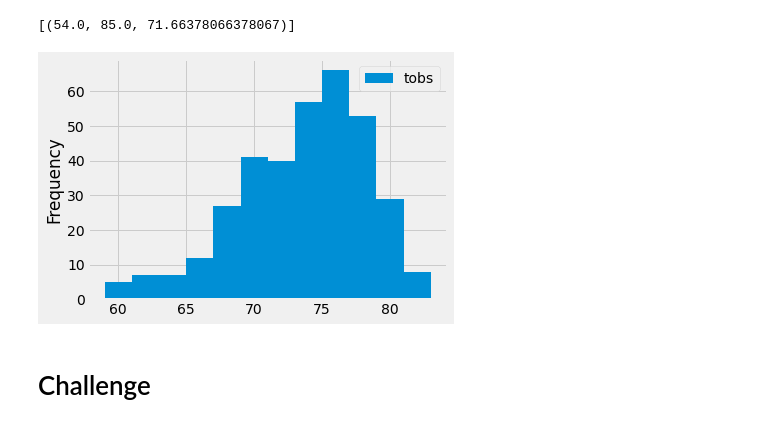
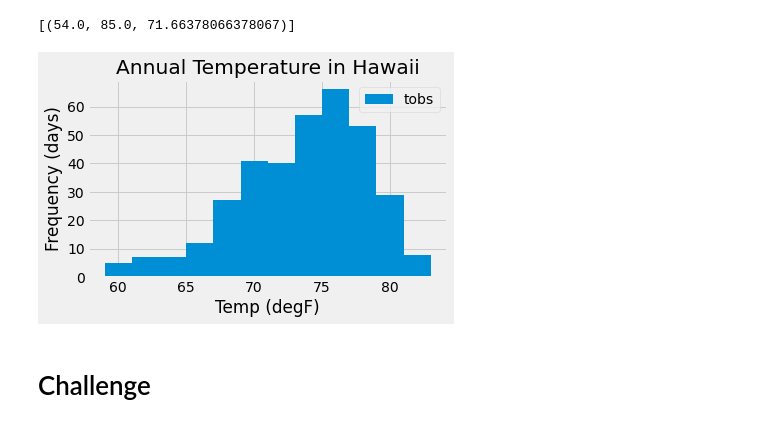
Before and after one commit to chabrian/surfs_up, a Jupyter notebook: climate_analysis.ipynb, the cells around one changed output. Drawn from its saved outputs; the diff is of its cells as text; code cells hidden in the pictures.

Commit message:
updated challenge figures

```diff
--- a/climate_analysis.ipynb
+++ b/climate_analysis.ipynb
@@ -117,18 +118,21 @@ session.query(func.min(Measurement.tobs), func.max(Measurement.tobs), func.avg(M
 # %%
 # Choose the station with the highest number of temperature observations.
 # Query the last 12 months of temperature observation data for this station and plot the results as a histogram
 results = session.query(Measurement.tobs).\
 filter(Measurement.station == 'USC00519281').\
 filter(Measurement.date >= prev_year).all()
 #print(results)
 
 df = pd.DataFrame(results, columns=['tobs'])
 #print(df.to_string(index=False))
 
 df.plot.hist(bins=12)
+plt.title("Annual Temperature in Hawaii")
+plt.xlabel("Temp (degF)")
+plt.ylabel("Frequency (days)")
 plt.tight_layout()
 # %% [output]
-[figure, old version]
+[figure, new version]
 # %%
 # Write a function called `calc_temps` that will accept start date and end date in the format '%Y-%m-%d'
 # and return the minimum, average, and maximum temperatures for that range of dates
```
Also changed, not shown: parts of 1 cell of this notebook, 7 other files.
